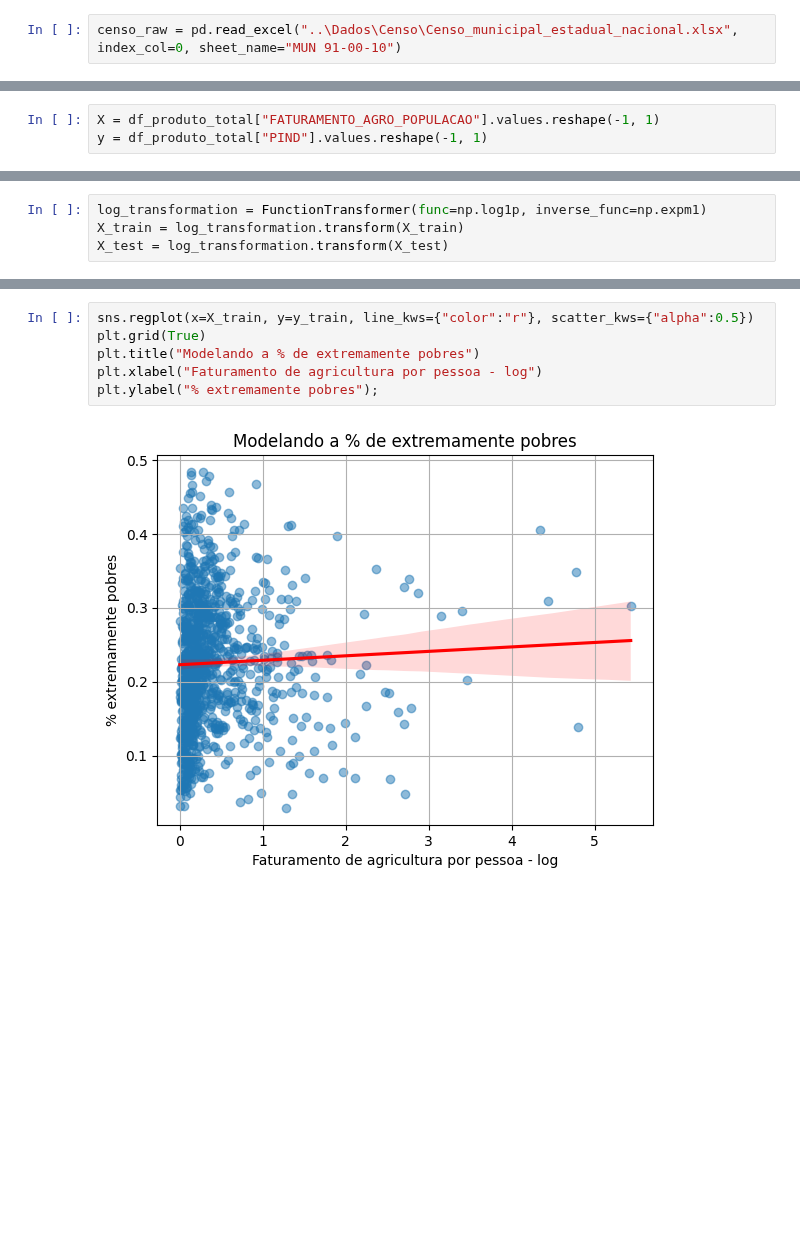
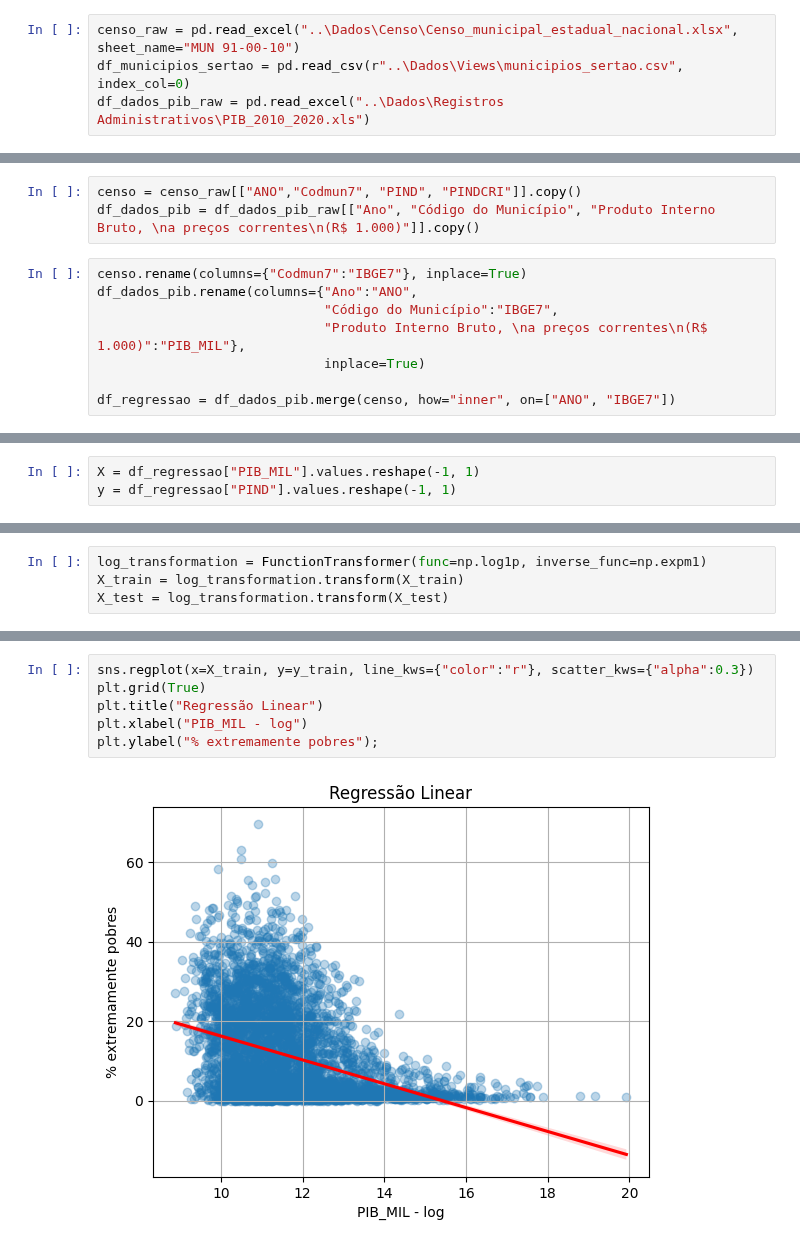
Before and after one commit to caiosoter/BCG2023, a Jupyter notebook: Notebooks/Modelagem_preditiva.ipynb, the cells around one changed output, grey strips where cells are left out. Drawn from its saved outputs; the diff is of its cells as text; blank space fills up the shorter version.

Commit message:
Análise de regressão do PIB

```diff
--- a/Notebooks/Modelagem_preditiva.ipynb
+++ b/Notebooks/Modelagem_preditiva.ipynb
@@ -539,4 +541,6 @@ Conclusões:
 # %% [markdown]
 ## 4) Impacto do aumento da produtividade do melão
 # %%
-censo_raw = pd.read_excel("..\Dados\Censo\Censo_municipal_estadual_nacional.xlsx", index_col=0, sheet_name="MUN 91-00-10")
+censo_raw = pd.read_excel("..\Dados\Censo\Censo_municipal_estadual_nacional.xlsx", sheet_name="MUN 91-00-10")
+df_municipios_sertao = pd.read_csv(r"..\Dados\Views\municipios_sertao.csv", index_col=0)
+df_dados_pib_raw = pd.read_excel("..\Dados\Registros Administrativos\PIB_2010_2020.xls")
@@ -573,0 +547,11 @@ df_produto_total
+# %%
+censo = censo_raw[["ANO","Codmun7", "PIND", "PINDCRI"]].copy()
+df_dados_pib = df_dados_pib_raw[["Ano", "Código do Município", "Produto Interno Bruto, \na preços correntes\n(R$ 1.000)"]].copy()
+# %%
+censo.rename(columns={"Codmun7":"IBGE7"}, inplace=True)
+df_dados_pib.rename(columns={"Ano":"ANO",
+                             "Código do Município":"IBGE7",
+                             "Produto Interno Bruto, \na preços correntes\n(R$ 1.000)":"PIB_MIL"},
+                             inplace=True)
+
+df_regressao = df_dados_pib.merge(censo, how="inner", on=["ANO", "IBGE7"])
@@ -574,8 +574,8 @@ df_produto_total
 # %% [markdown]
 ### 4.1) Regressão Linear
 # %%
-X = df_produto_total["FATURAMENTO_AGRO_POPULACAO"].values.reshape(-1, 1)
-y = df_produto_total["PIND"].values.reshape(-1, 1)
+X = df_regressao["PIB_MIL"].values.reshape(-1, 1)
+y = df_regressao["PIND"].values.reshape(-1, 1)
 # %%
 X_train, X_test, y_train, y_test = train_test_split(X, y, test_size=0.2, random_state=42)
 # %%
@@ -595,9 +595,9 @@ Coeficiente de Intercepto: 0.22291107205451188
 # %%
-sns.regplot(x=X_train, y=y_train, line_kws={"color":"r"}, scatter_kws={"alpha":0.5})
+sns.regplot(x=X_train, y=y_train, line_kws={"color":"r"}, scatter_kws={"alpha":0.3})
 plt.grid(True)
-plt.title("Modelando a % de extremamente pobres")
-plt.xlabel("Faturamento de agricultura por pessoa - log")
+plt.title("Regressão Linear")
+plt.xlabel("PIB_MIL - log")
 plt.ylabel("% extremamente pobres");
 # %% [output]
-[figure, old version]
+[figure, new version]
 # %%
```
Also changed, not shown: parts of 14 cells of this notebook, 1 other file.
